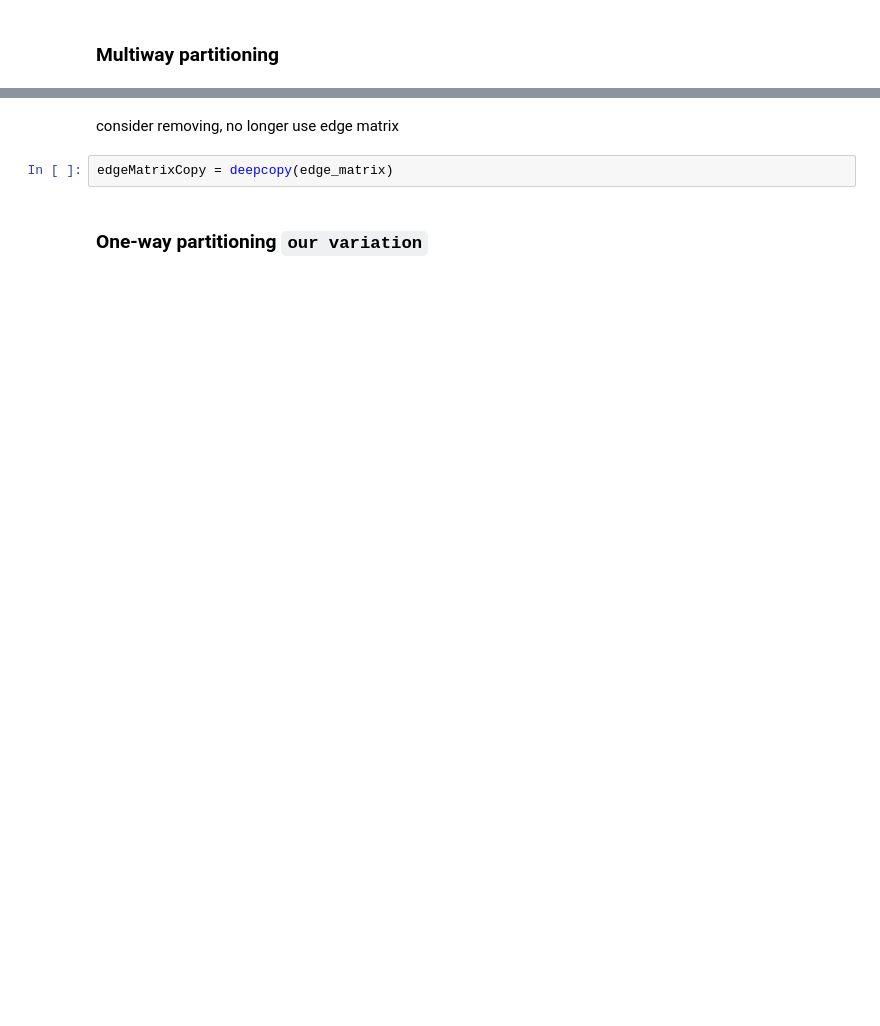
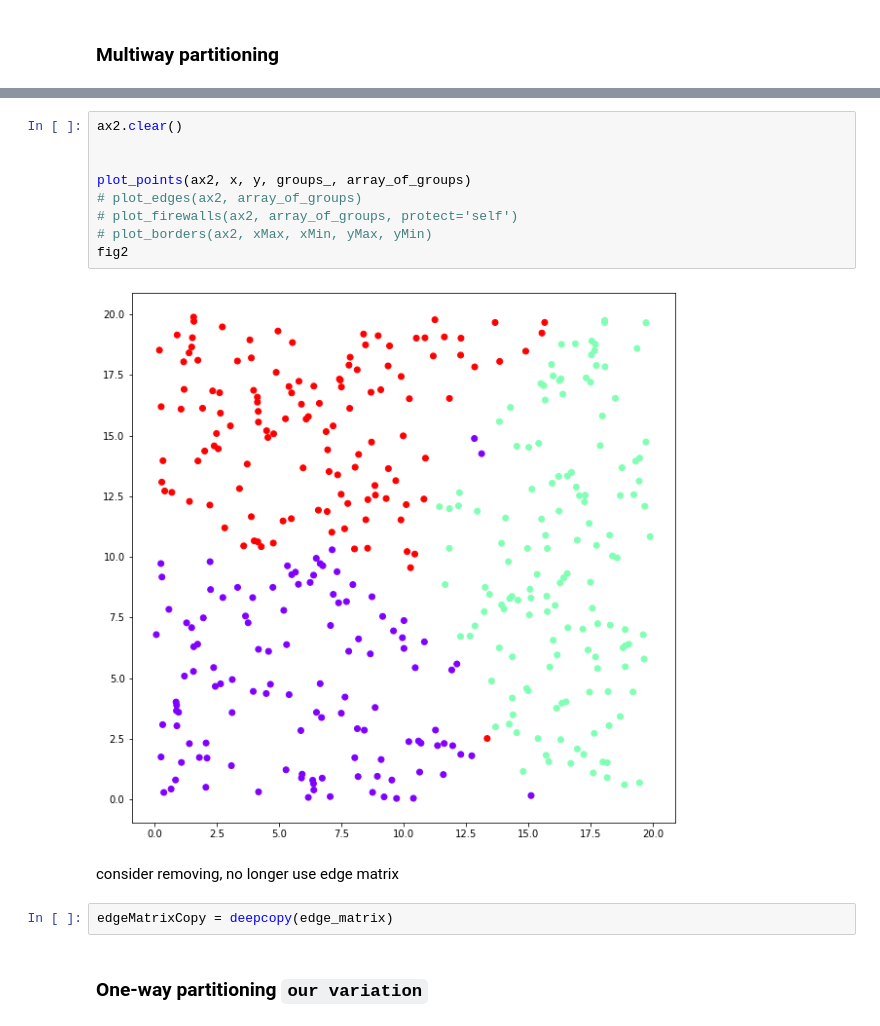
Before and after one commit to Wa-lead/clusters_multiway_partitioning, a Jupyter notebook: main.ipynb, the cells around one changed output, grey strips where cells are left out. Cells and saved outputs as stored; diff of their text form; blank space fills up the shorter version.

```diff
--- a/main.ipynb
+++ b/main.ipynb
@@ -140,3 +186,14 @@ while i < num_of_clusters:
+# %%
+ax2.clear()
+
+
+plot_points(ax2, x, y, groups_, array_of_groups)
+# plot_edges(ax2, array_of_groups)
+# plot_firewalls(ax2, array_of_groups, protect='self')
+# plot_borders(ax2, xMax, xMin, yMax, yMin)
+fig2
+# %% [output]
+[figure, added]
 # %% [markdown]
 consider removing, no longer use edge matrix
 # %%
```
Also changed, not shown: parts of 13 cells of this notebook, 8 other files.
